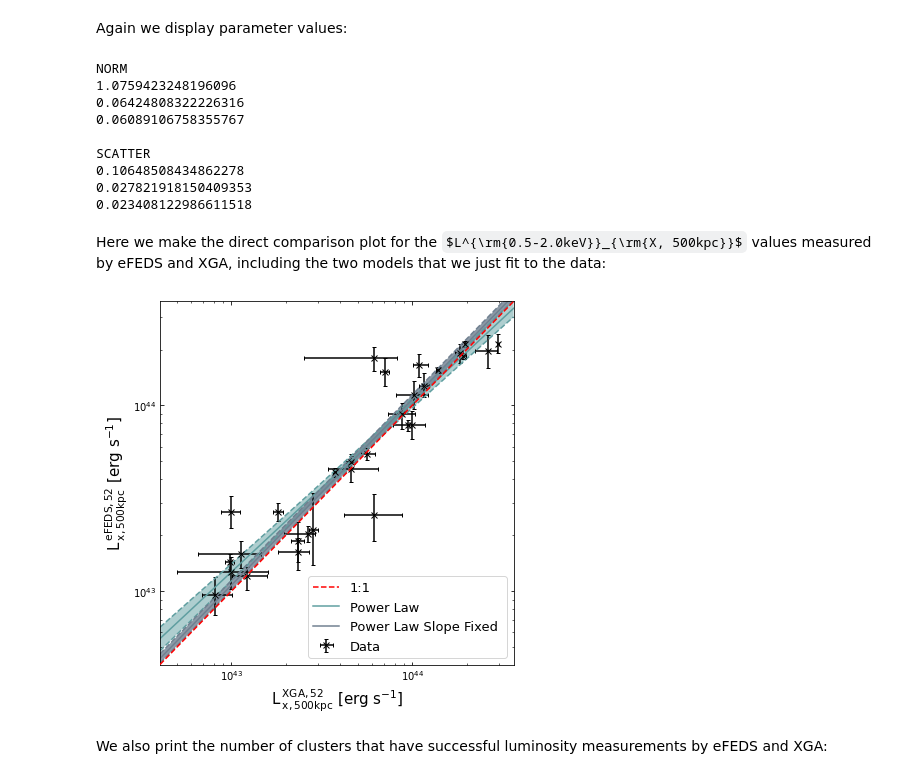
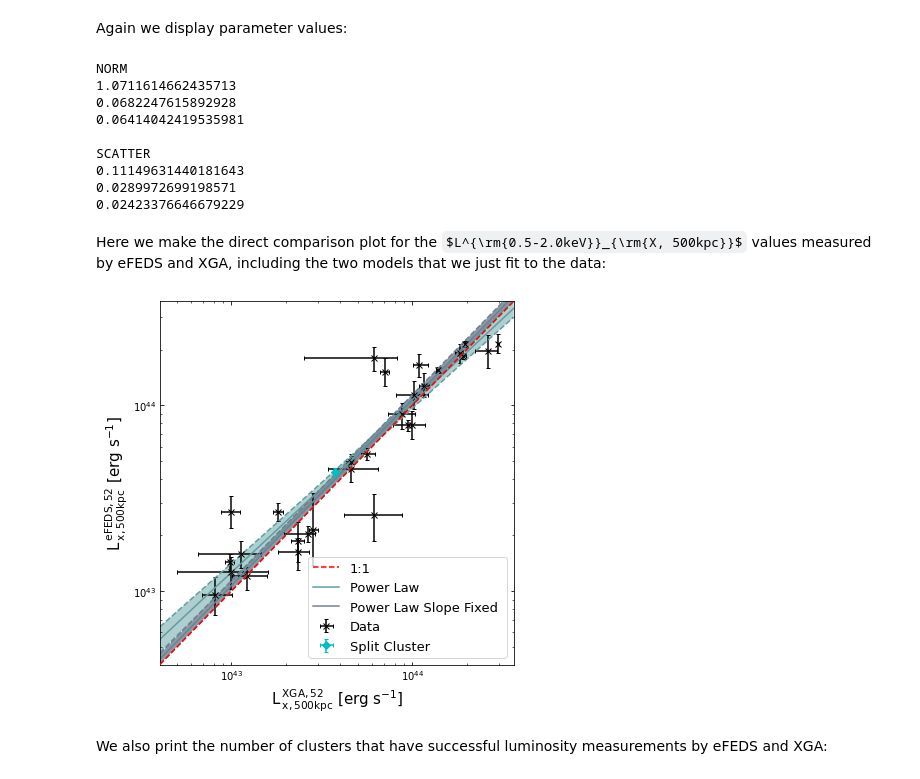
Before and after one commit to DavidT3/eFEDS-XCS-Paper, a Jupyter notebook: analysis_code/cluster_analysis.ipynb, the cells around one changed output. Saved outputs shown, nothing was run; the diff lists cells and outputs as text; code cells hidden in the pictures; some formulas as TeX source.

Commit message:
Added some small changes to the cluster_analysis notebook, removing the split cluster from the luminosity comparison fit

```diff
--- a/analysis_code/cluster_analysis.ipynb
+++ b/analysis_code/cluster_analysis.ipynb
@@ -595,9 +595,11 @@ Here we make like-for-like comparisons of luminosities measured for the clusters
 # %%
-xmm_vals = xga_l500[:, 0]
-xmm_errs = xga_l500[:, 1:]
+not_split_ind = np.where(efeds_xcs_srcs.names != split_cluster)[0]
 
-eros_vals = erosita_l500[:, 0]
-eros_errs = erosita_l500[:, 1:]
+xmm_vals = xga_l500[not_split_ind, 0]
+xmm_errs = xga_l500[not_split_ind, 1:]
+
+eros_vals = erosita_l500[not_split_ind, 0]
+eros_errs = erosita_l500[not_split_ind, 1:]
 
 eros_xmm_l500 = scaling_relation_lira(eros_vals, eros_errs, xmm_vals, xmm_errs, Quantity(1e+43,'erg/s'),
                                       Quantity(1e+43,'erg/s'),
@@ -644,9 +646,11 @@ SCATTER
 # %%
-xmm_vals = xga_l500[:, 0]
-xmm_errs = xga_l500[:, 1:]
+not_split_ind = np.where(efeds_xcs_srcs.names != split_cluster)[0]
 
-eros_vals = erosita_l500[:, 0]
-eros_errs = erosita_l500[:, 1:]
+xmm_vals = xga_l500[not_split_ind, 0]
+xmm_errs = xga_l500[not_split_ind, 1:]
+
+eros_vals = erosita_l500[not_split_ind, 0]
+eros_errs = erosita_l500[not_split_ind, 1:]
 
 eros_xmm_l500_fixed = lira_fixed_slope(eros_vals, eros_errs, xmm_vals, xmm_errs, Quantity(1e+43,'erg/s'),
                                       Quantity(1e+43,'erg/s'),
@@ -670,14 +674,14 @@ print(np.percentile(eros_xmm_l500_fixed.scatter_chain, 84.1)-scatter_med)
 print(scatter_med-np.percentile(eros_xmm_l500_fixed.scatter_chain, 15.9))
 # %% [output]
 NORM
-1.0759423248196096
-0.06424808322226316
-0.06089106758355767
+1.0711614662435713
+0.0682247615892928
+0.06414042419535981
 
 SCATTER
-0.10648508434862278
-0.027821918150409353
-0.023408122986611518
+0.11149631440181643
+0.0289972699198571
+0.02423376646679229
 # %% [markdown]
 Here we make the direct comparison plot for the $L^{\rm{0.5-2.0keV}}_{\rm{X, 500kpc}}$ values measured by eFEDS and XGA, including the two models that we just fit to the data:
 # %%
@@ -685,7 +689,8 @@ Here we make the direct comparison plot for the $L^{\rm{0.5-2.0keV}}_{\rm{X, 500
 rng = np.random.default_rng()
 
 # Selecting only those clusters that have a valid measurement from XGA and eFEDS
-both_ind = np.where(np.isfinite(xga_l500[:, 0]) & np.isfinite(erosita_l500[:, 0]))[0]
+both_ind = np.where(np.isfinite(xga_l500[:, 0]) & np.isfinite(erosita_l500[:, 0])
+                    & (efeds_xcs_srcs.names != split_cluster))[0]
 chos_xga = xga_l500[both_ind, :].value
 chos_erosita = erosita_l500[both_ind, :].value
 
@@ -715,7 +720,8 @@ plt.errorbar(chos_xga[:, 0], chos_erosita[:, 0],xerr=[chos_xga[:, 1], chos_xga[:
 all_inds = np.arange(eros_xmm_l500._chains.shape[0])
 chosen_inds = rng.choice(all_inds, 10000)
 par_dists = [eros_xmm_l500._chains[:, 0][chosen_inds], eros_xmm_l500._chains[:, 1][chosen_inds]]
-realisations = eros_xmm_l500.model_func(x_vals[..., None]/eros_xmm_l500.x_norm.value, *par_dists)*eros_xmm_l500.x_norm.value
+realisations = eros_xmm_l500.model_func(x_vals[..., None]/eros_xmm_l500.x_norm.value,
+                                        *par_dists)*eros_xmm_l500.x_norm.value
 median_model = np.percentile(realisations, 50, axis=1)
 upper_model = np.percentile(realisations, 84.1, axis=1)
 lower_model = np.percentile(realisations, 15.9, axis=1)
@@ -729,35 +735,46 @@ plt.plot(x_vals, upper_model, color='cadetblue', linestyle="dashed")
 
 # Repeating the process for the fixed-slope model
 par_dists = [eros_xmm_l500_fixed._chains[:, 0][chosen_inds], eros_xmm_l500_fixed._chains[:, 1][chosen_inds]]
-realisations = eros_xmm_l500_fixed.model_func(x_vals[..., None]/eros_xmm_l500_fixed.x_norm.value, *par_dists)*eros_xmm_l500_fixed.x_norm.value
+realisations = eros_xmm_l500_fixed.model_func(x_vals[..., None]/eros_xmm_l500_fixed.x_norm.value,
+                                              *par_dists)*eros_xmm_l500_fixed.x_norm.value
 median_model = np.percentile(realisations, 50, axis=1)
 upper_model = np.percentile(realisations, 84.1, axis=1)
 lower_model = np.percentile(realisations, 15.9, axis=1)
 
 plt.plot(x_vals, median_model, color="slategray", label='Power Law Slope Fixed ')
 plt.fill_between(x_vals, lower_model, upper_model, alpha=0.8, interpolate=True,
                      where=upper_model >= lower_model, facecolor="slategray")
 plt.plot(x_vals, lower_model, color="slategray", linestyle="dashed")
 plt.plot(x_vals, upper_model, color="slategray", linestyle="dashed")
+
+# Adding the split cluster, eFEDS-1023, as a point in another style
+l = Quantity(0.5, 'keV')
+u = Quantity(2.0, 'keV')
+
+split_lum_xmm = efeds_xcs_srcs['eFEDS-1023'].get_luminosities(Quantity(500, 'kpc'), lo_en=l, hi_en=u).value
+split_lum_efeds = efeds_xray[efeds_xray['name'] == 'eFEDS-1023'][['L_500kpc', 'L_500kpc-',
+                                                                  'L_500kpc+']].values[0]
+plt.errorbar([split_lum_xmm[0]], [split_lum_efeds[0]], xerr=[[split_lum_xmm[1]], [split_lum_xmm[2]]],
+             yerr=[[split_lum_efeds[1]], [split_lum_efeds[2]]], capsize=2, fmt='cD', label='Split Cluster')
 
 # Setting the x and y axis limits
 plt.xlim(lims)
 plt.ylim(lims)
 
 # Setting axis labels, and the scale of the axes
 plt.ylabel(r'L$^{\:\rm{eFEDS, 52}}_{\:\rm{x, 500kpc}}$ [erg s$^{-1}$]', fontsize=15)
 plt.xlabel(r'L$^{\:\rm{XGA, 52}}_{\:\rm{x, 500kpc}}$ [erg s$^{-1}$]', fontsize=15)
 plt.xscale('log')
 plt.yscale('log')
 
 # Adding in the legend
 plt.legend(fontsize=13)
 plt.tight_layout()
 # Saving and displaying the plot
 plt.savefig("output_figures/efeds_xcs_l500cal.pdf")
 plt.show()
 # %% [output]
-[figure, old version]
+[figure, new version]
 # %% [markdown]
 We also print the number of clusters that have successful luminosity measurements by eFEDS and XGA:
 # %%
```
Also changed, not shown: parts of 9 cells of this notebook, 8 other files.
